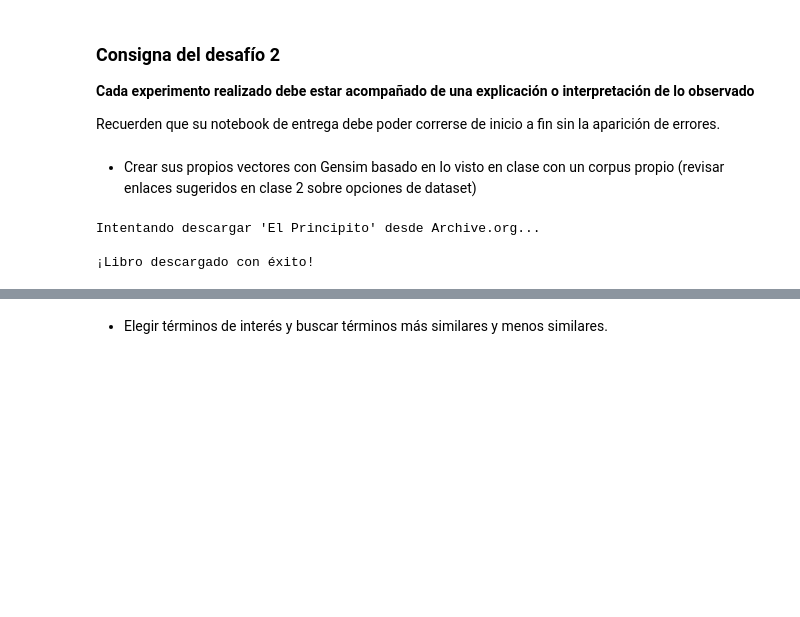
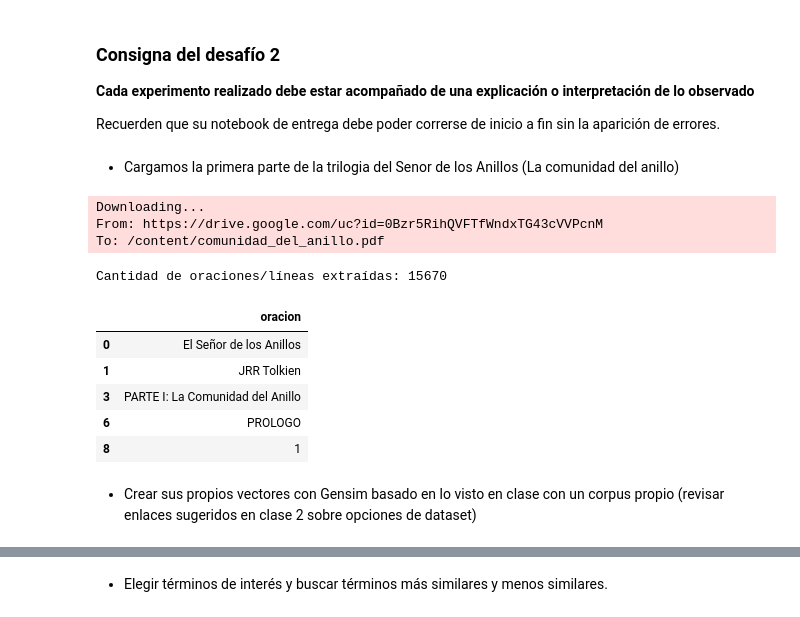
Before and after one commit to AndresMontesDeOca/NLP_1, a Jupyter notebook: Desafios/Desafio_2_AndresMontesDeOca_LOTR.ipynb, the cells around one changed output, grey strips where cells are left out. Drawn from its saved outputs; the diff is of its cells as text; code cells hidden in the pictures; blank space fills up the shorter version.

```diff
--- a/Desafios/Desafio_2_AndresMontesDeOca_LOTR.ipynb
+++ b/Desafios/Desafio_2_AndresMontesDeOca_LOTR.ipynb
@@ -357,25 +357,49 @@ with open("labels.tsv", "w") as fp:
 **Cada experimento realizado debe estar acompañado de una explicación o interpretación de lo observado**
 
 Recuerden que su notebook de entrega debe poder correrse de inicio a fin sin la aparición de errores.
+# %% [markdown]
+- Cargamos la primera parte de la trilogia del Senor de los Anillos (La comunidad del anillo)
+# %%
+!pip install -q gdown PyPDF2
+
+import gdown
+import PyPDF2
+
+# Descargar el archivo desde Google Drive usando su ID
+file_id = '0Bzr5RihQVFTfWndxTG43cVVPcnM'
+url = f'https://drive.google.com/uc?id={file_id}'
+output = 'comunidad_del_anillo.pdf'
+gdown.download(url, output, quiet=False)
+
+# Extraer el texto del PDF
+text = ""
+with open(output, 'rb') as file:
+    reader = PyPDF2.PdfReader(file)
+    for page in reader.pages:
+        extracted = page.extract_text()
+        if extracted:
+            text += extracted + "\n"
+
+# Dividir el texto en oraciones (por saltos de línea o puntos) para armar el dataframe/corpus
+lineas = text.split('\n')
+
+import pandas as pd
+df_lotr = pd.DataFrame(lineas, columns=['oracion'])
+# Filtrar líneas vacías
+df_lotr = df_lotr[df_lotr['oracion'].str.strip() != '']
+
+print(f"Cantidad de oraciones/líneas extraídas: {df_lotr.shape[0]}")
+df_lotr.head()
+# %% [output]
+Downloading...
+From: https://drive.google.com/uc?id=0Bzr5RihQVFTfWndxTG43cVVPcnM
+To: /content/comunidad_del_anillo.pdf
+Cantidad de oraciones/líneas extraídas: 15670
+|  | oracion |
+| 0 | El Señor de los Anillos |
+| 1 | JRR Tolkien |
+| 3 | PARTE I: La Comunidad del Anillo |
+| 6 | PROLOGO |
+| 8 | 1 |
 # %% [markdown]
 - Crear sus propios vectores con Gensim basado en lo visto en clase con un corpus propio (revisar enlaces sugeridos en clase 2 sobre opciones de dataset)
-# %%
-import urllib.request
-import os
-
-# URL pública de archive.org proporcionada
-url = "https://archive.org/stream/ElPrincipitoAntoineDeSaintExupery/El_principito-_Antoine_De_Saint_Exupery_djvu.txt"
-
-print("Intentando descargar 'El Principito' desde Archive.org...")
-try:
-    # Añadimos un User-Agent para evitar que la petición sea bloqueada
-    req = urllib.request.Request(url, headers={'User-Agent': 'Mozilla/5.0'})
-    with urllib.request.urlopen(req) as response, open('el_principito.txt', 'wb') as out_file:
-        out_file.write(response.read())
-    print("\n¡Libro descargado con éxito!")
-except Exception as e:
-    print(f"Fallo al intentar descargar: {e}")
-# %% [output]
-Intentando descargar 'El Principito' desde Archive.org...
-
-¡Libro descargado con éxito!
```
Also changed, not shown: parts of 5 cells of this notebook.
